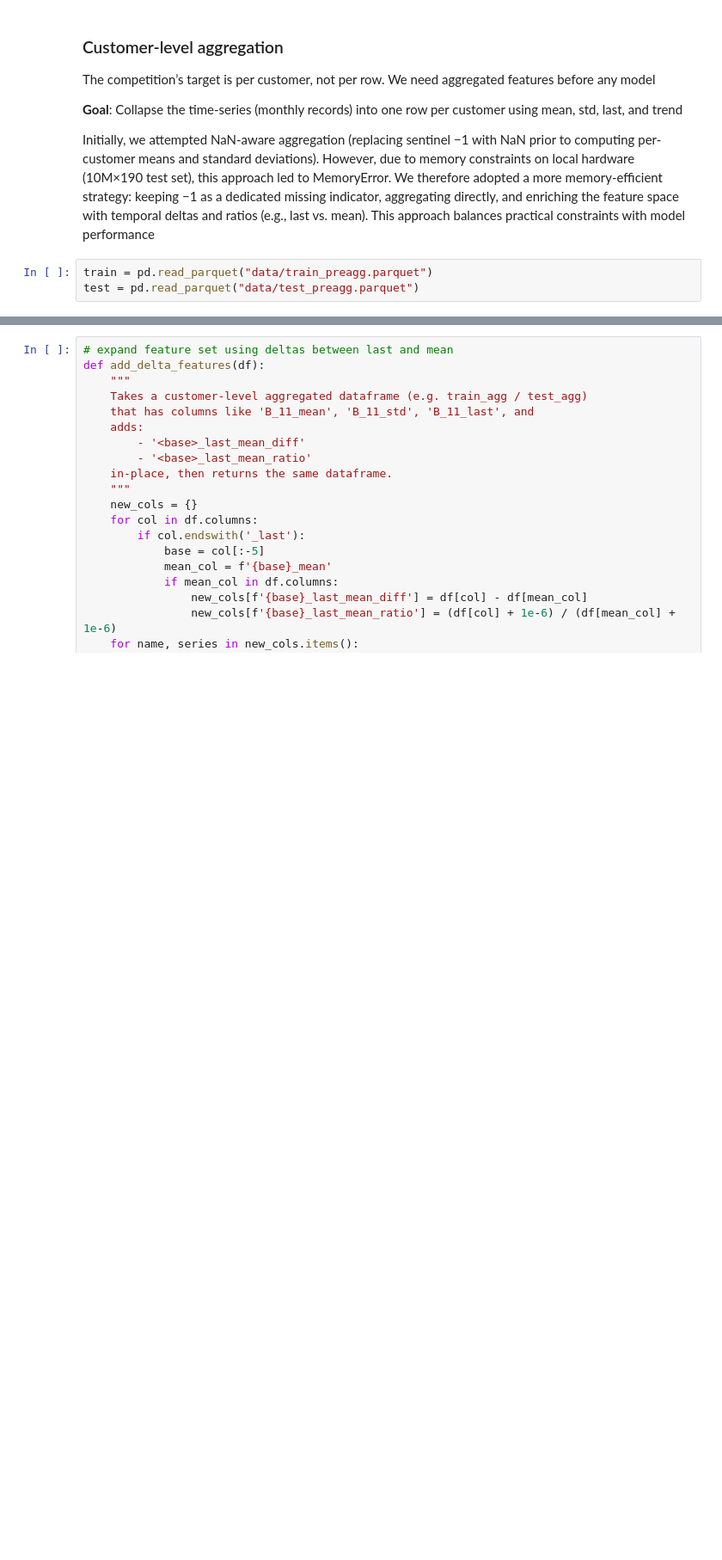
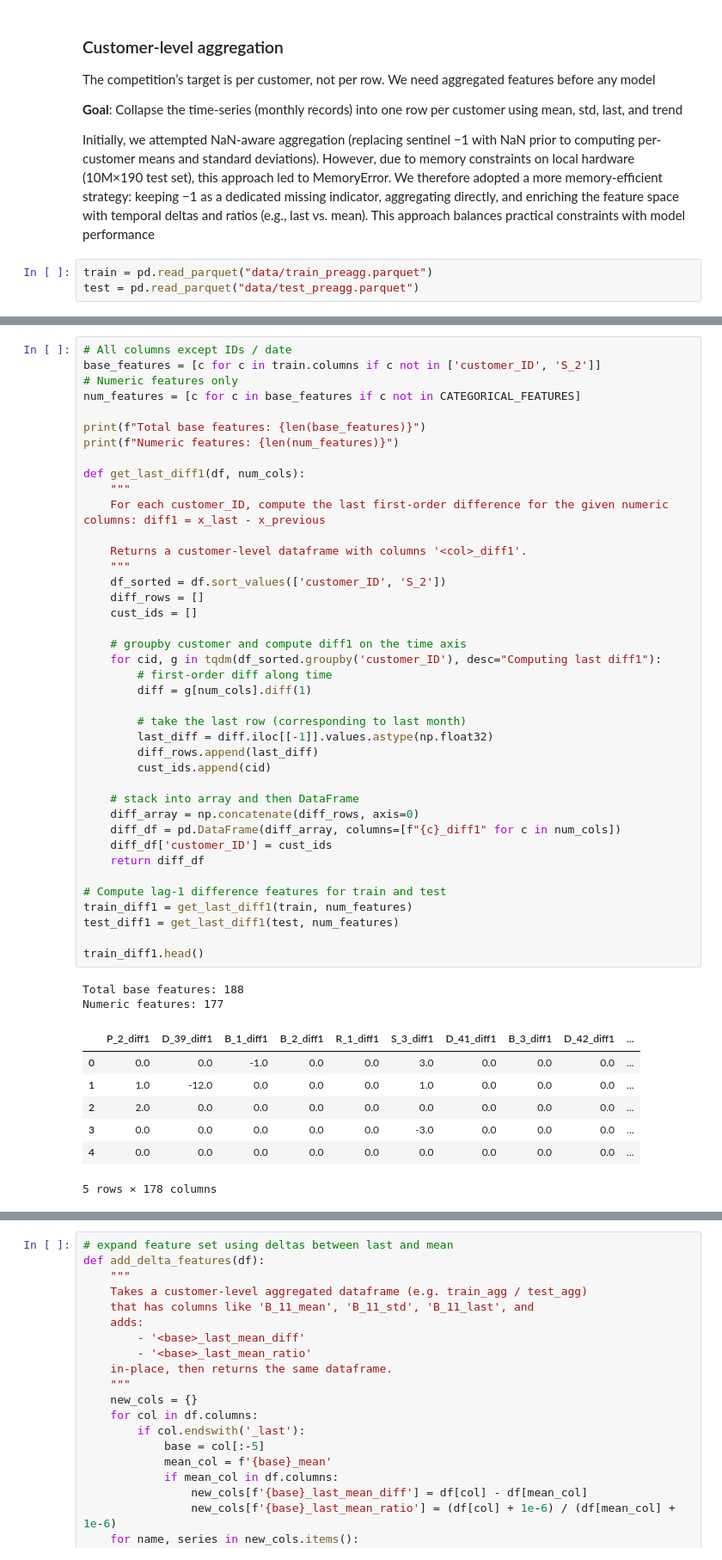
Before and after one commit to Javier2417/SC4000-Kaggle-Project-American-Express, a Jupyter notebook: YuTeng/notebook.ipynb, the cells around one changed output, grey strips where cells are left out. Shown at 86% size. Drawn from its saved outputs; the diff is of its cells as text; blank space fills up the shorter version.

```diff
--- a/YuTeng/notebook.ipynb
+++ b/YuTeng/notebook.ipynb
@@ -344,0 +337,50 @@ train_agg.shape
+# %%
+# All columns except IDs / date
+base_features = [c for c in train.columns if c not in ['customer_ID', 'S_2']]
+# Numeric features only
+num_features = [c for c in base_features if c not in CATEGORICAL_FEATURES]
+
+print(f"Total base features: {len(base_features)}")
+print(f"Numeric features: {len(num_features)}")
+
+def get_last_diff1(df, num_cols):
+    """
+    For each customer_ID, compute the last first-order difference for the given numeric columns: diff1 = x_last - x_previous
+
+    Returns a customer-level dataframe with columns '<col>_diff1'.
+    """
+    df_sorted = df.sort_values(['customer_ID', 'S_2'])
+    diff_rows = []
+    cust_ids = []
+
+    # groupby customer and compute diff1 on the time axis
+    for cid, g in tqdm(df_sorted.groupby('customer_ID'), desc="Computing last diff1"):
+        # first-order diff along time
+        diff = g[num_cols].diff(1)
+
+        # take the last row (corresponding to last month)
+        last_diff = diff.iloc[[-1]].values.astype(np.float32)
+        diff_rows.append(last_diff)
+        cust_ids.append(cid)
+
+    # stack into array and then DataFrame
+    diff_array = np.concatenate(diff_rows, axis=0)
+    diff_df = pd.DataFrame(diff_array, columns=[f"{c}_diff1" for c in num_cols])
+    diff_df['customer_ID'] = cust_ids
+    return diff_df
+
+# Compute lag-1 difference features for train and test
+train_diff1 = get_last_diff1(train, num_features)
+test_diff1 = get_last_diff1(test, num_features)
+
+train_diff1.head()
+# %% [output]
+Total base features: 188
+Numeric features: 177
+|  | P_2_diff1 | D_39_diff1 | B_1_diff1 | B_2_diff1 | R_1_diff1 | S_3_diff1 | D_41_diff1 | B_3_diff1 | D_42_diff1 | ... |
+| 0 | 0.0 | 0.0 | -1.0 | 0.0 | 0.0 | 3.0 | 0.0 | 0.0 | 0.0 | ... |
+| 1 | 1.0 | -12.0 | 0.0 | 0.0 | 0.0 | 1.0 | 0.0 | 0.0 | 0.0 | ... |
+| 2 | 2.0 | 0.0 | 0.0 | 0.0 | 0.0 | 0.0 | 0.0 | 0.0 | 0.0 | ... |
+| 3 | 0.0 | 0.0 | 0.0 | 0.0 | 0.0 | -3.0 | 0.0 | 0.0 | 0.0 | ... |
+| 4 | 0.0 | 0.0 | 0.0 | 0.0 | 0.0 | 0.0 | 0.0 | 0.0 | 0.0 | ... |
+5 rows × 178 columns
```
Also changed, not shown: parts of 13 cells of this notebook.
